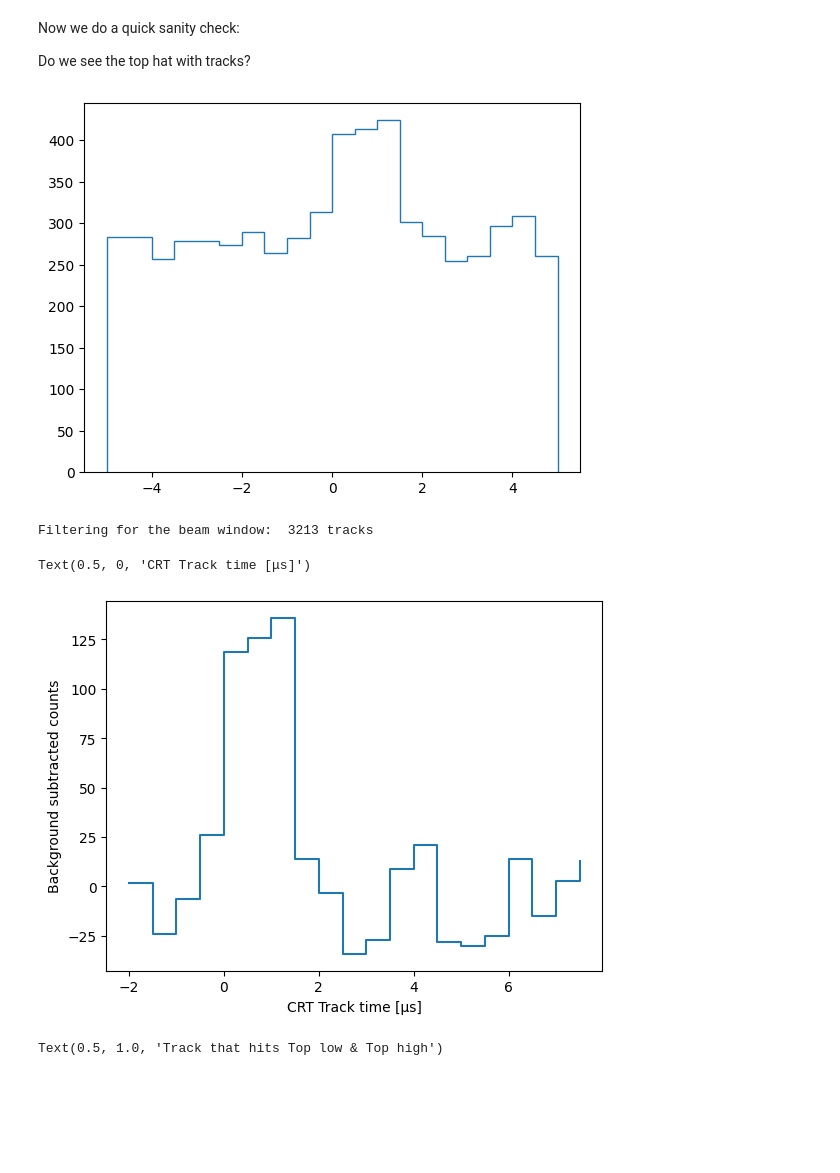
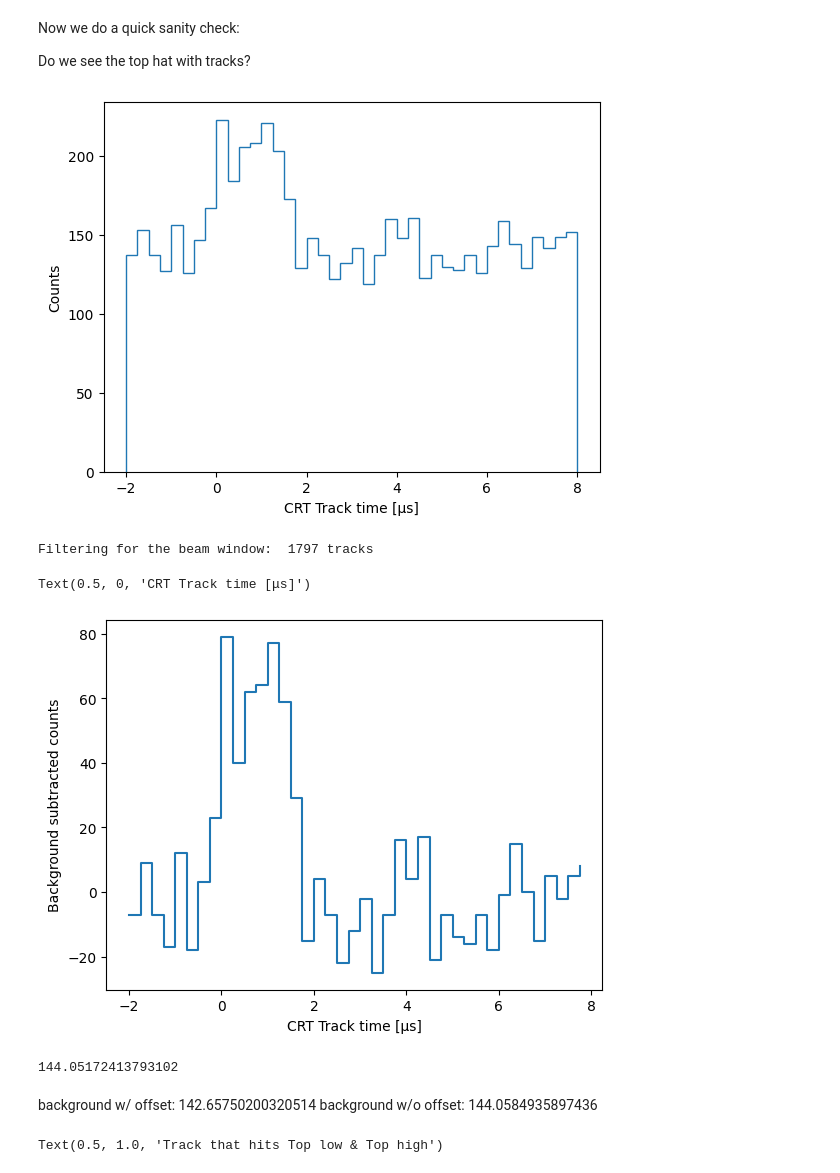
Before and after one commit to JoeBateman/crt_deadtime_validation, a Jupyter notebook: top_wall_tests.ipynb, the cells around one changed output. Drawn from its saved outputs; the diff is of its cells as text; code cells hidden in the pictures; blank space fills up the shorter version.

```diff
--- a/top_wall_tests.ipynb
+++ b/top_wall_tests.ipynb
@@ -259,13 +259,15 @@ Now we do a quick sanity check:
 
 Do we see the top hat with tracks?
 # %%
-plt.hist(trk_ts0 + 1, range=(-5, 5), bins=20, histtype='step', label='ts0')
+plt.hist(trk_ts0 + 1, range=(-2, 8), bins=40, histtype='step', label='ts0')
+plt.ylabel('Counts')
+plt.xlabel('CRT Track time [μs]')
 plt.show()
 # %% [output]
-[figure, old version]
+[figure, new version]
 # %%
 # Now select the beam window
-window_range = (0,5)
+window_range = (-0.4,2)
 in_window_filter = ((trk_ts0 +  1 > window_range[0]) & (trk_ts0 + 1 < window_range[1]))
 
 trk_ts0_in_window = trk_ts0[in_window_filter]
@@ -284,6 +286,6 @@ trk_wall_3_in = trk_wall_3[in_window_filter]
 
 print("Filtering for the beam window:  {} tracks".format(len(trk_start_in_x)))
 # %% [output]
-Filtering for the beam window:  3213 tracks
+Filtering for the beam window:  1797 tracks
 # %%
 timing_range = 500
@@ -307,7 +310,7 @@ trk_wall_3_out = trk_wall_3[out_window_filter]
 # %%
 # Do a quick background substraction
 
-bins = 20
+bins = 40
 range_time = (-2,8)
 binwidth = (range_time[1] - range_time[0]) / bins
 
@@ -322,7 +325,14 @@ plt.xlabel('CRT Track time [μs]')
 # plt.title('Track that hits Top low & Top high')
 # %% [output]
 Text(0.5, 0, 'CRT Track time [μs]')
-[figure, old version]
+[figure, new version]
+# %%
+background
+# %% [output]
+144.05172413793102
+# %% [markdown]
+background w/ offset: 142.65750200320514
+background w/o offset: 144.0584935897436
 # %%
 def top_wall_filter(tagger_arr):
     return np.logical_and(np.any(tagger_arr == 5, axis=1), np.any(tagger_arr == 6, axis=1))
```
Also changed, not shown: parts of 9 cells of this notebook.
